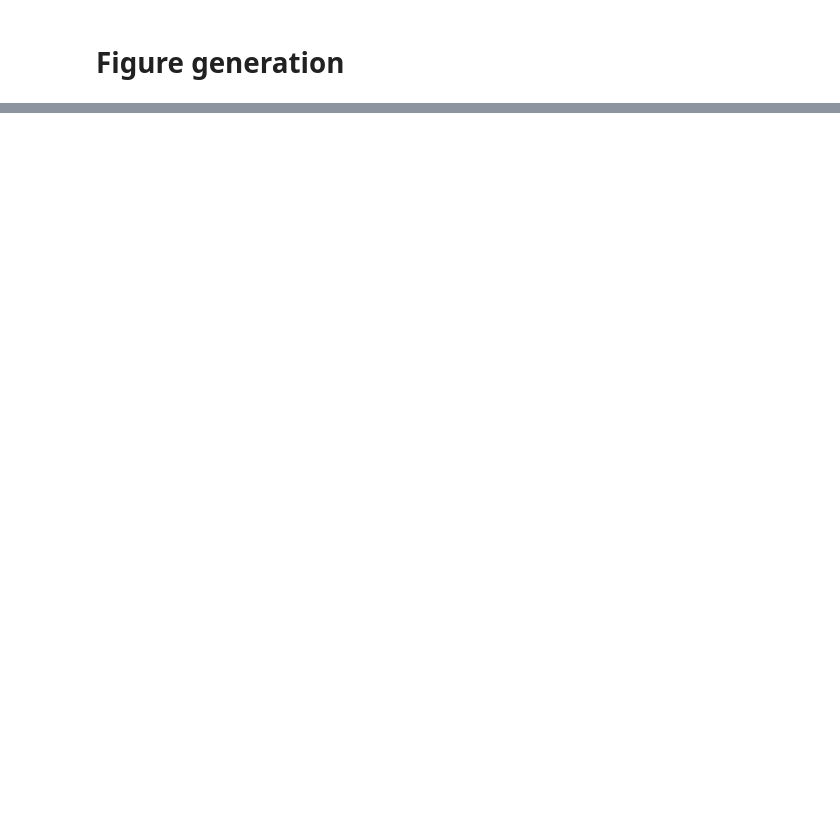
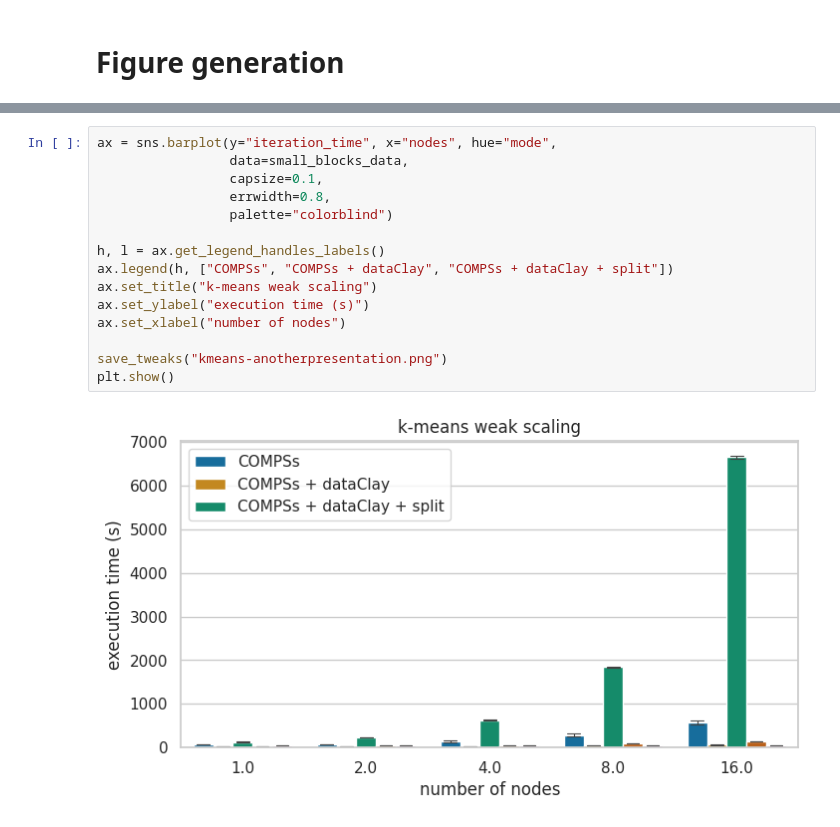
Before and after one commit to bsc-dom/split-miniapps, a Jupyter notebook: analysis/kmeans.ipynb, the cells around one changed output, grey strips where cells are left out. Drawn from its saved outputs; the diff is of its cells as text; blank space fills up the shorter version.

```diff
--- a/analysis/kmeans.ipynb
+++ b/analysis/kmeans.ipynb
@@ -235,0 +285,17 @@ plt.show()
+# %%
+ax = sns.barplot(y="iteration_time", x="nodes", hue="mode",
+                 data=small_blocks_data,
+                 capsize=0.1,
+                 errwidth=0.8,
+                 palette="colorblind")
+
+h, l = ax.get_legend_handles_labels()
+ax.legend(h, ["COMPSs", "COMPSs + dataClay", "COMPSs + dataClay + split"])
+ax.set_title("k-means weak scaling")
+ax.set_ylabel("execution time (s)")
+ax.set_xlabel("number of nodes")
+
+save_tweaks("kmeans-anotherpresentation.png")
+plt.show()
+# %% [output]
+[figure, added]
```
Also changed, not shown: parts of 6 cells of this notebook, 18 other files.
